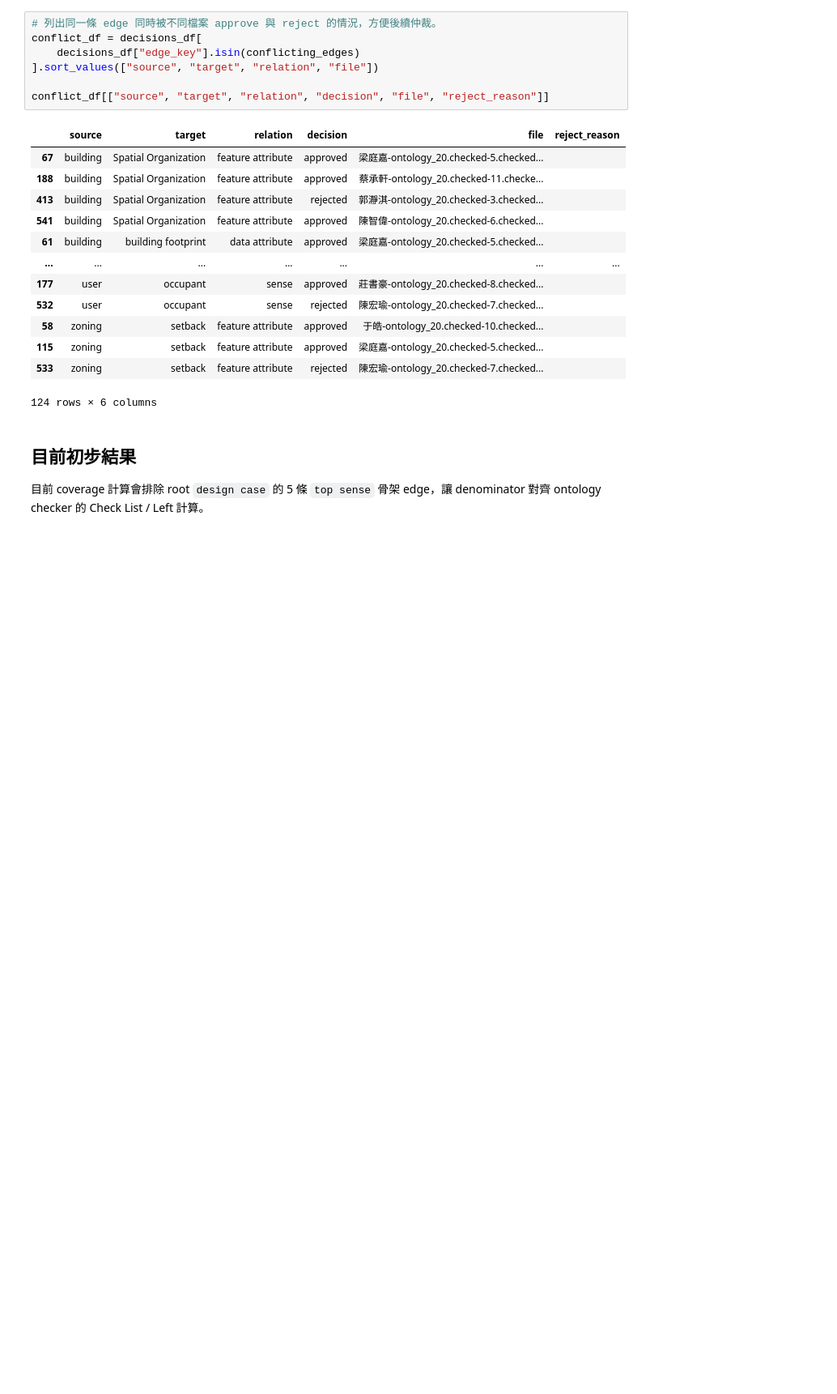
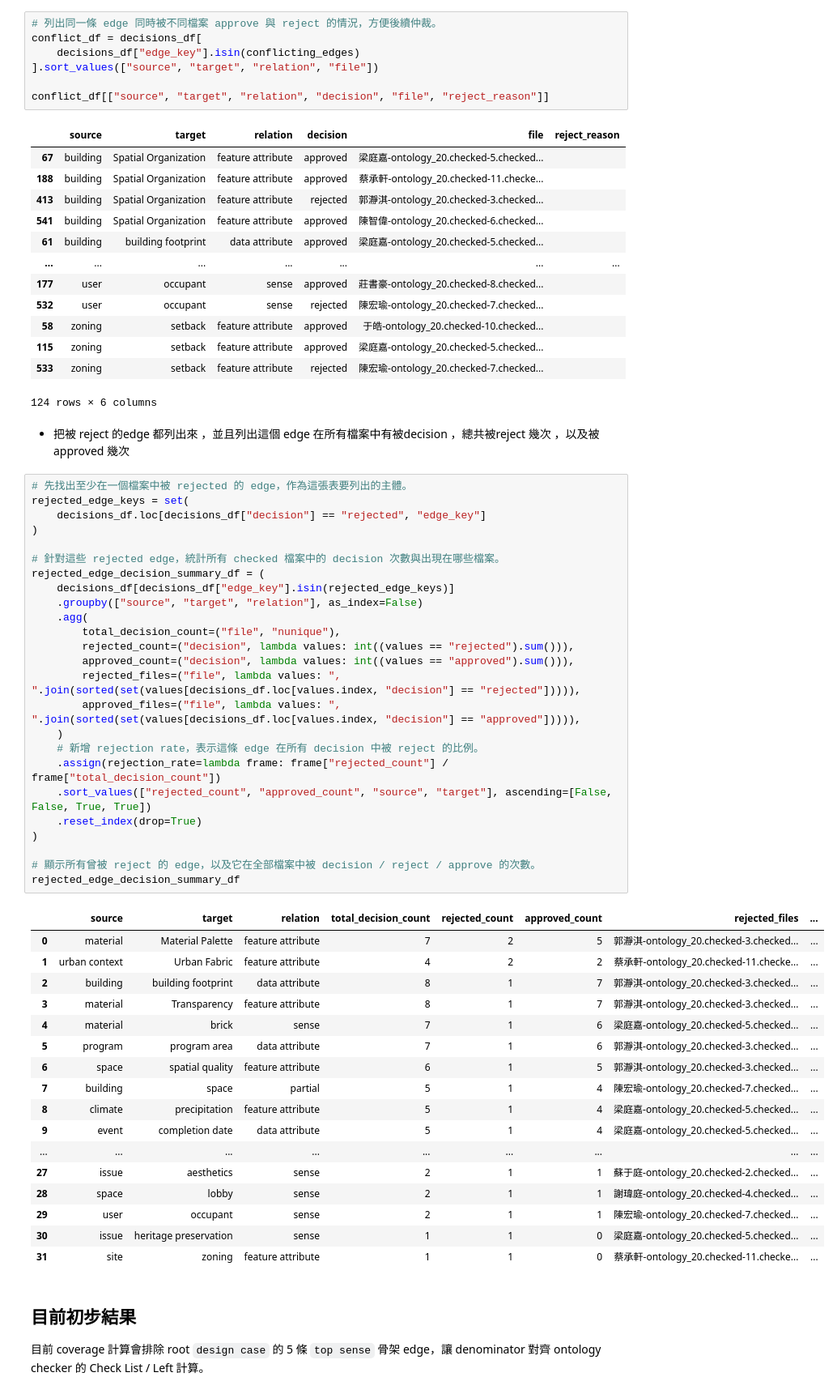
Before and after one commit to jamersj0988/KaseOnto, a Jupyter notebook: result_analysis.ipynb, the cells around one changed output. Shown at 81% size. Drawn from its saved outputs; the diff is of its cells as text; blank space fills up the shorter version.

```diff
--- a/result_analysis.ipynb
+++ b/result_analysis.ipynb
@@ -328,6 +328,51 @@ conflict_df[["source", "target", "relation", "decision", "file", "reject_reason"
 | 115 | zoning | setback | feature attribute | approved | 梁庭嘉-ontology_20.checked-5.checked... |  |
 | 533 | zoning | setback | feature attribute | rejected | 陳宏瑜-ontology_20.checked-7.checked... |  |
 124 rows × 6 columns
+# %% [markdown]
+- 把被 reject 的edge 都列出來 ，並且列出這個 edge 在所有檔案中有被decision ，總共被reject 幾次 ，以及被approved 幾次
+# %%
+# 先找出至少在一個檔案中被 rejected 的 edge，作為這張表要列出的主體。
+rejected_edge_keys = set(
+    decisions_df.loc[decisions_df["decision"] == "rejected", "edge_key"]
+)
+
+# 針對這些 rejected edge，統計所有 checked 檔案中的 decision 次數與出現在哪些檔案。
+rejected_edge_decision_summary_df = (
+    decisions_df[decisions_df["edge_key"].isin(rejected_edge_keys)]
+    .groupby(["source", "target", "relation"], as_index=False)
+    .agg(
+        total_decision_count=("file", "nunique"),
+        rejected_count=("decision", lambda values: int((values == "rejected").sum())),
+        approved_count=("decision", lambda values: int((values == "approved").sum())),
+        rejected_files=("file", lambda values: ", ".join(sorted(set(values[decisions_df.loc[values.index, "decision"] == "rejected"])))),
+        approved_files=("file", lambda values: ", ".join(sorted(set(values[decisions_df.loc[values.index, "decision"] == "approved"])))),
+    )
+    # 新增 rejection rate，表示這條 edge 在所有 decision 中被 reject 的比例。
+    .assign(rejection_rate=lambda frame: frame["rejected_count"] / frame["total_decision_count"])
+    .sort_values(["rejected_count", "approved_count", "source", "target"], ascending=[False, False, True, True])
+    .reset_index(drop=True)
+)
+
+# 顯示所有曾被 reject 的 edge，以及它在全部檔案中被 decision / reject / approve 的次數。
+rejected_edge_decision_summary_df
+# %% [output]
+|  | source | target | relation | total_decision_count | rejected_count | approved_count | rejected_files | ... |
+| 0 | material | Material Palette | feature attribute | 7 | 2 | 5 | 郭瀞淇-ontology_20.checked-3.checked... | ... |
+| 1 | urban context | Urban Fabric | feature attribute | 4 | 2 | 2 | 蔡承軒-ontology_20.checked-11.checke... | ... |
+| 2 | building | building footprint | data attribute | 8 | 1 | 7 | 郭瀞淇-ontology_20.checked-3.checked... | ... |
+| 3 | material | Transparency | feature attribute | 8 | 1 | 7 | 郭瀞淇-ontology_20.checked-3.checked... | ... |
+| 4 | material | brick | sense | 7 | 1 | 6 | 梁庭嘉-ontology_20.checked-5.checked... | ... |
+| 5 | program | program area | data attribute | 7 | 1 | 6 | 郭瀞淇-ontology_20.checked-3.checked... | ... |
+| 6 | space | spatial quality | feature attribute | 6 | 1 | 5 | 郭瀞淇-ontology_20.checked-3.checked... | ... |
+| 7 | building | space | partial | 5 | 1 | 4 | 陳宏瑜-ontology_20.checked-7.checked... | ... |
+| 8 | climate | precipitation | feature attribute | 5 | 1 | 4 | 梁庭嘉-ontology_20.checked-5.checked... | ... |
+| 9 | event | completion date | data attribute | 5 | 1 | 4 | 梁庭嘉-ontology_20.checked-5.checked... | ... |
+| ... | ... | ... | ... | ... | ... | ... | ... | ... |
+| 27 | issue | aesthetics | sense | 2 | 1 | 1 | 蘇于庭-ontology_20.checked-2.checked... | ... |
+| 28 | space | lobby | sense | 2 | 1 | 1 | 謝瑋庭-ontology_20.checked-4.checked... | ... |
+| 29 | user | occupant | sense | 2 | 1 | 1 | 陳宏瑜-ontology_20.checked-7.checked... | ... |
+| 30 | issue | heritage preservation | sense | 1 | 1 | 0 | 梁庭嘉-ontology_20.checked-5.checked... | ... |
+| 31 | site | zoning | feature attribute | 1 | 1 | 0 | 蔡承軒-ontology_20.checked-11.checke... | ... |
 # %% [markdown]
 ## 目前初步結果
 
```
